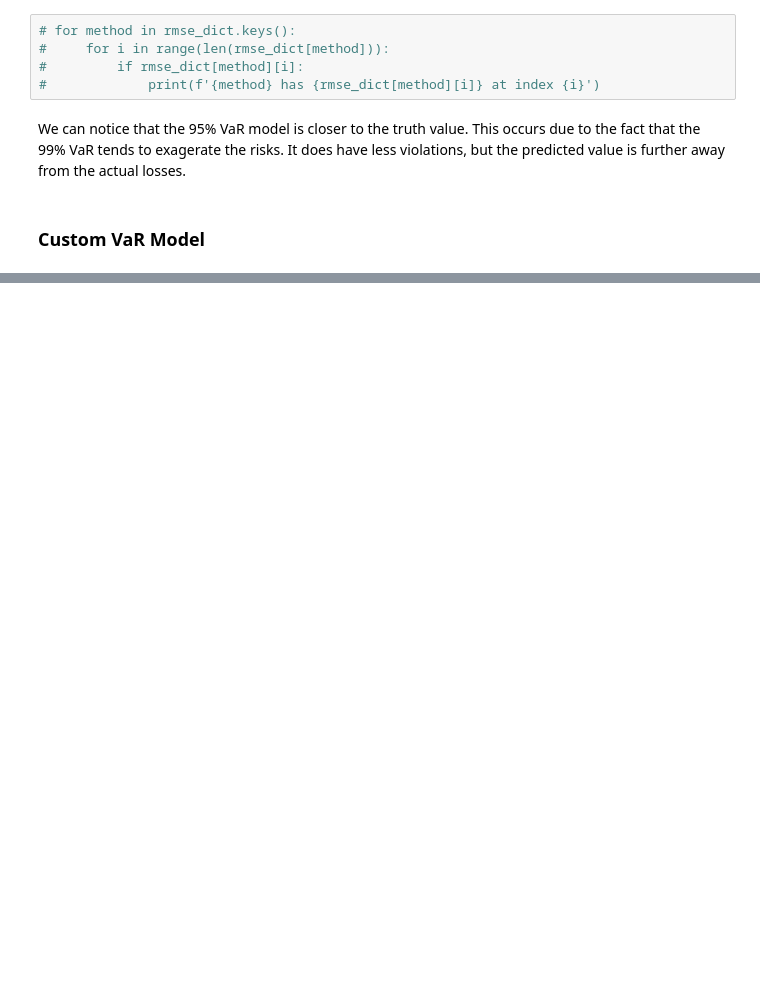
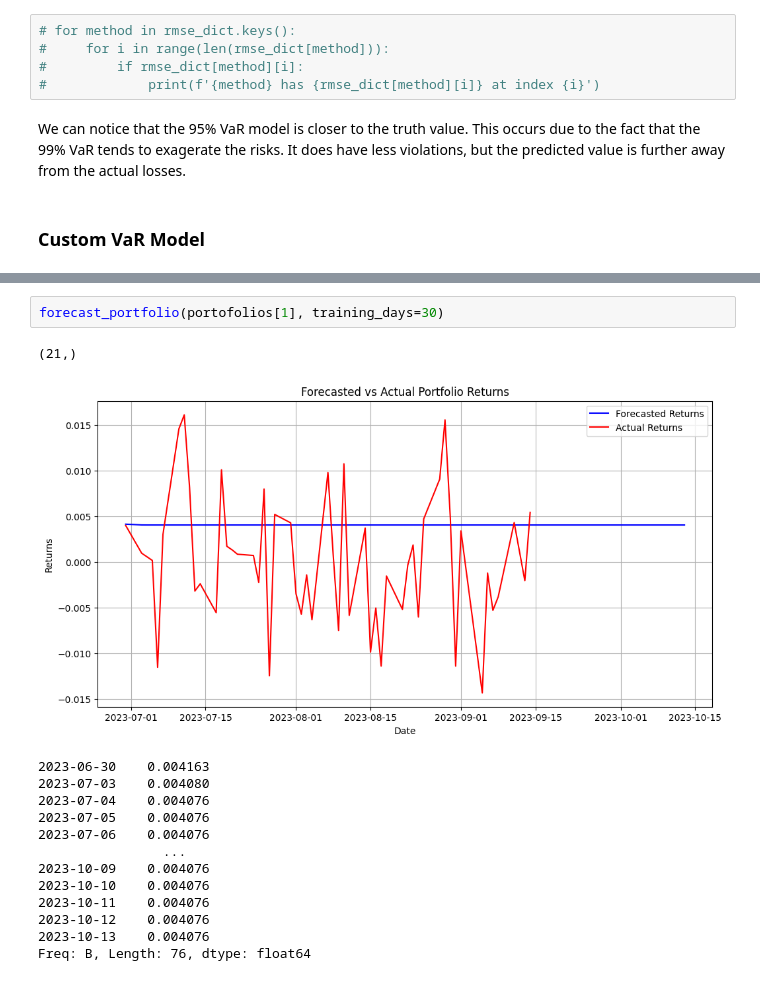
Before and after one commit to mairovitzmario/value-at-risk, a Jupyter notebook: research/research.ipynb, the cells around one changed output, grey strips where cells are left out. Drawn from its saved outputs; the diff is of its cells as text; blank space fills up the shorter version.

```diff
--- a/research/research.ipynb
+++ b/research/research.ipynb
@@ -724,0 +786,17 @@ from statsmodels.tsa.arima.model import ARIMA
+# %%
+forecast_portfolio(portofolios[1], training_days=30)
+# %% [output]
+(21,)
+[figure, added]
+2023-06-30    0.004163
+2023-07-03    0.004080
+2023-07-04    0.004076
+2023-07-05    0.004076
+2023-07-06    0.004076
+                ...
+2023-10-09    0.004076
+2023-10-10    0.004076
+2023-10-11    0.004076
+2023-10-12    0.004076
+2023-10-13    0.004076
+Freq: B, Length: 76, dtype: float64
```
Also changed, not shown: parts of 14 cells of this notebook.
